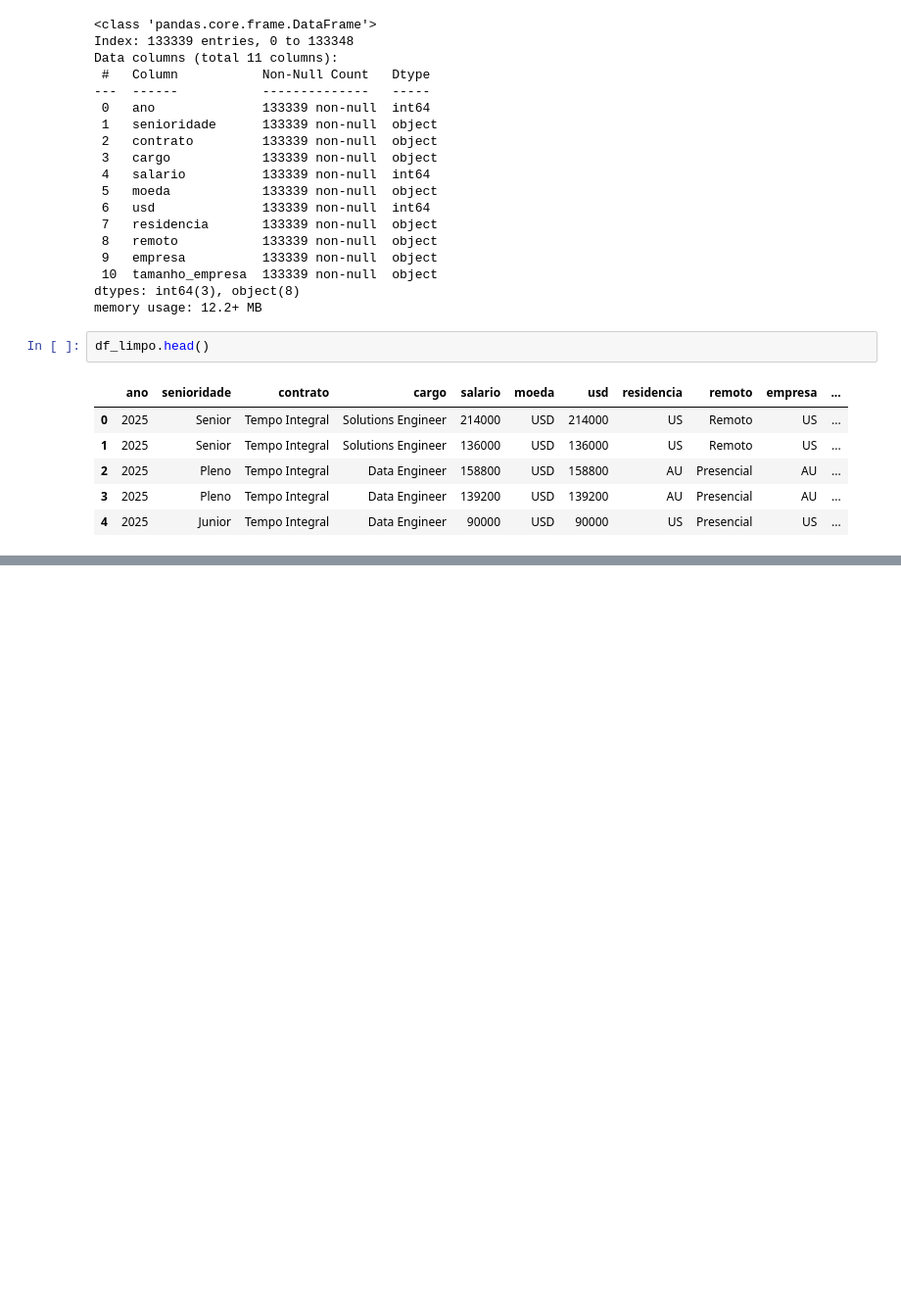
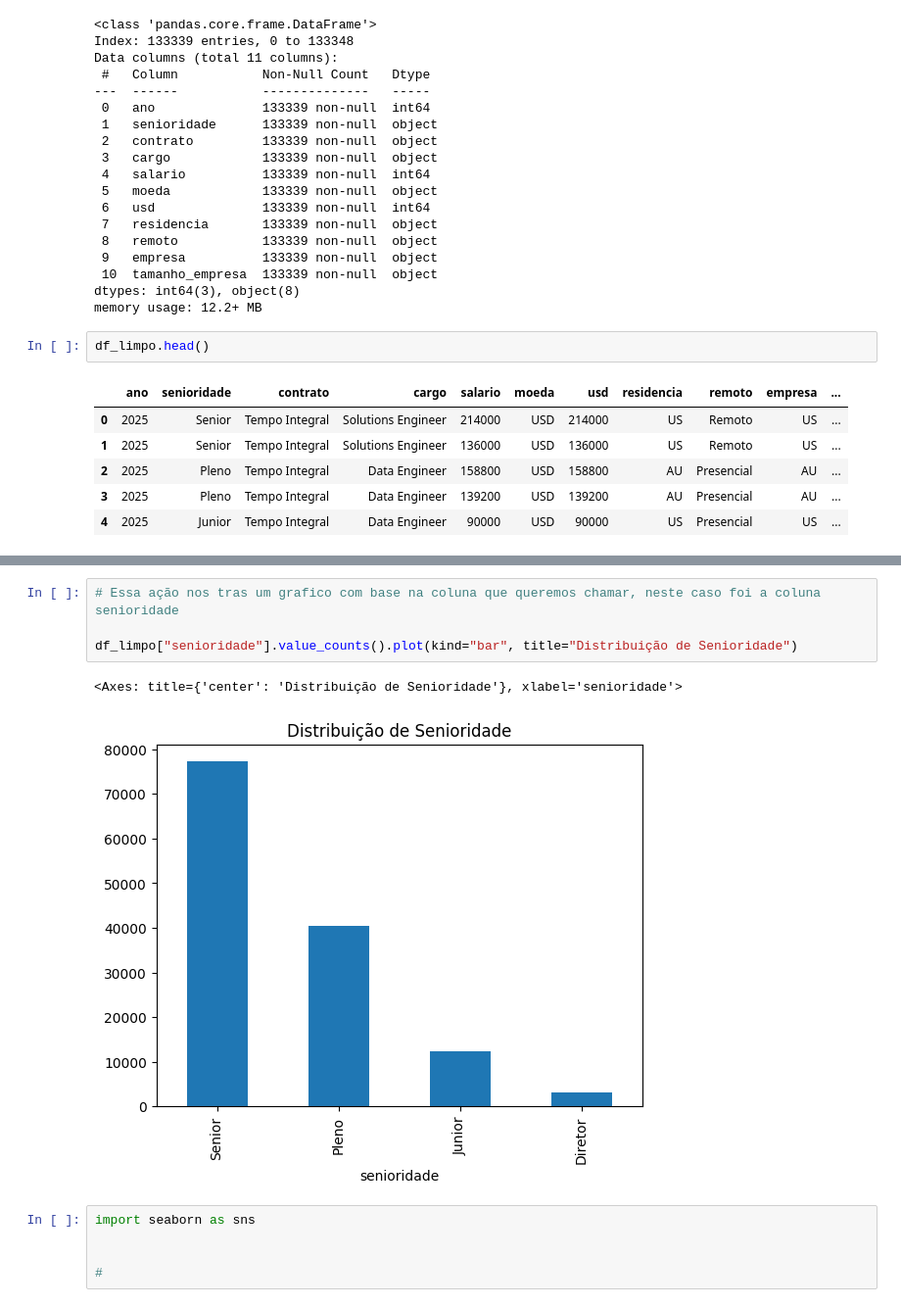
Before and after one commit to augustodalosta-lgtm/Aprendizado-primeiro-passo-0, a Jupyter notebook: Exp_dados_com_pandas_aula.ipynb, the cells around one changed output, grey strips where cells are left out. Shown at 98% size. Drawn from its saved outputs; the diff is of its cells as text; blank space fills up the shorter version.

```diff
--- a/Exp_dados_com_pandas_aula.ipynb
+++ b/Exp_dados_com_pandas_aula.ipynb
@@ -449,0 +461,12 @@ df_limpo.head()
+# %%
+# Essa ação nos tras um grafico com base na coluna que queremos chamar, neste caso foi a coluna senioridade
+
+df_limpo["senioridade"].value_counts().plot(kind="bar", title="Distribuição de Senioridade")
+# %% [output]
+<Axes: title={'center': 'Distribuição de Senioridade'}, xlabel='senioridade'>
+[figure, added]
+# %%
+import seaborn as sns
+
+
+#
```
Also changed, not shown: parts of 20 cells of this notebook.
